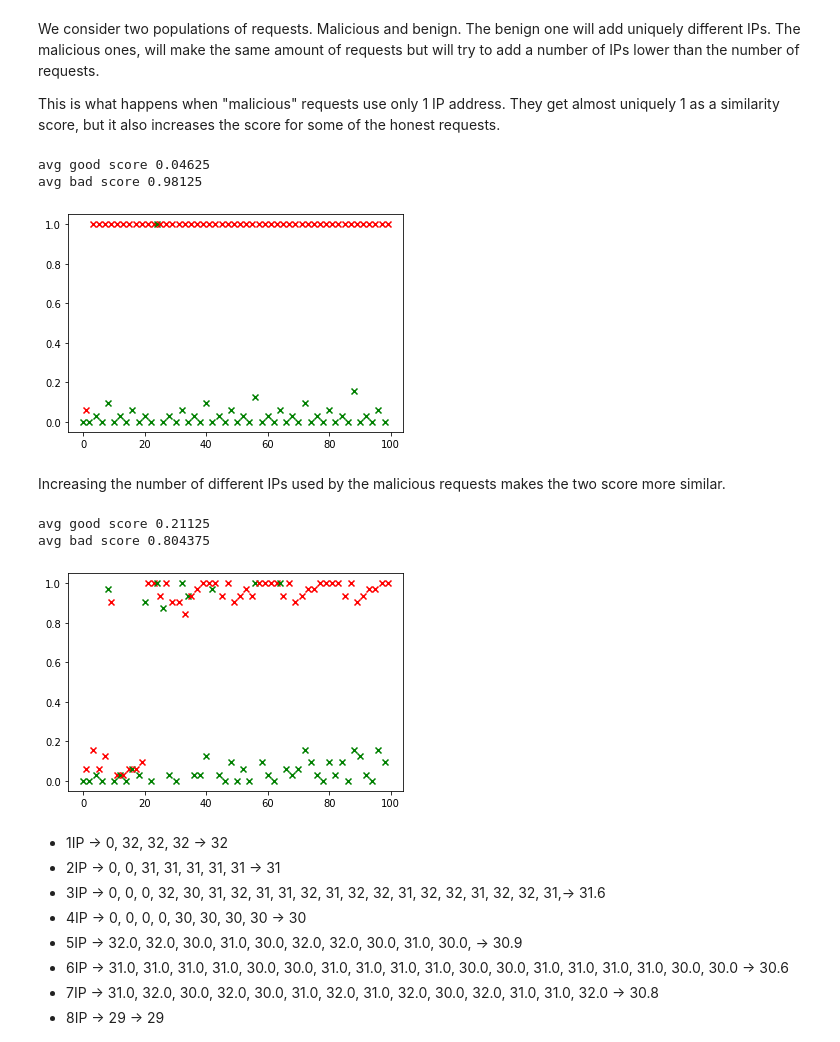
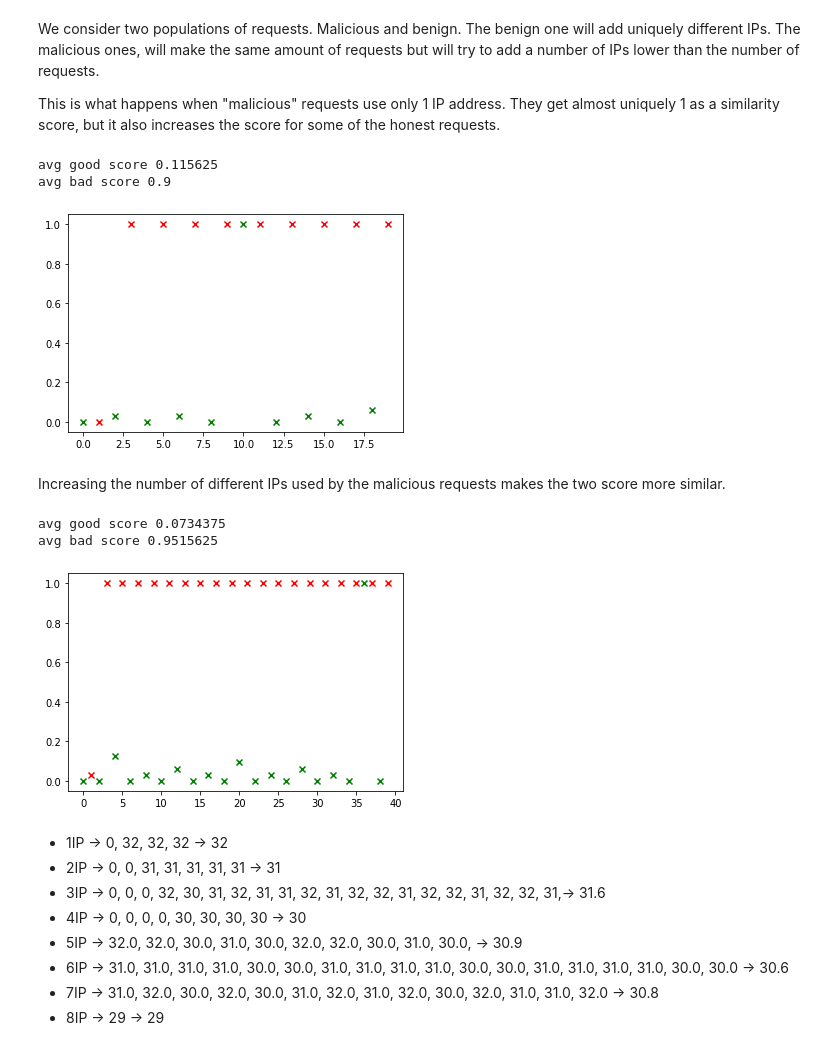
Before and after one commit to datahop/p2p-service-discovery, a Jupyter notebook: service-discovery/simulator_python/ip_score_problem.ipynb, the cells around one changed output. Cells and saved outputs as stored; diff of their text form; code cells hidden in the pictures.

```diff
--- a/service-discovery/simulator_python/ip_score_problem.ipynb
+++ b/service-discovery/simulator_python/ip_score_problem.ipynb
@@ -130,7 +130,7 @@ This is what happens when "malicious" requests use only 1 IP address. They get a
 import random
 from TreeMichal import *
 
-ips = generate_IPs(50)
+ips = generate_IPs(10)
 malicious_ips_num = 1
 malicious_ips = set()
 while(len(malicious_ips) < malicious_ips_num):
@@ -159,47 +159,47 @@ print("avg good score", sum(good_scores)/len(good_scores))
 print("avg bad score", sum(bad_scores)/len(bad_scores))
 plt.show()
 # %% [output]
-avg good score 0.04625
-avg bad score 0.98125
+avg good score 0.115625
+avg bad score 0.9
-[figure, old version]
+[figure, new version]
 # %% [markdown]
 Increasing the number of different IPs used by the malicious requests makes the two score more similar.
 # %%
 import random
 from TreeMichal import *
 
-ips = generate_IPs(50)
-malicious_ips_num = 10
+ips = generate_IPs(20)
+malicious_ips_num = 2
 malicious_ips = set()
 while(len(malicious_ips) < malicious_ips_num):
     malicious_ips.add(ips[random.randint(0, len(ips)-1)])
 malicious_ips = list(malicious_ips)
 
 #plotting
 fig = plt.figure()
 ax = fig.add_subplot()
 
 tree = TreeMichal()
 counter = 0
 good_scores = []
 bad_scores = []
 
 for ip in ips:
     score,_ = tree.add(ip)
     good_scores.append(score)
     ax.scatter(2*counter, score, label='benign', color='green', marker='x')
 
     score,_ = tree.add(malicious_ips[counter % len(malicious_ips)])
     bad_scores.append(score)
     ax.scatter(2*counter + 1, score, label='malicious', color='red', marker='x')
     counter += 1
 print("avg good score", sum(good_scores)/len(good_scores))
 print("avg bad score", sum(bad_scores)/len(bad_scores))
 plt.show()
 # %% [output]
-avg good score 0.21125
-avg bad score 0.804375
+avg good score 0.0734375
+avg bad score 0.9515625
-[figure, old version]
+[figure, new version]
 # %% [markdown]
 * 1IP -> 0, 32, 32, 32 -> 32
 * 2IP -> 0, 0, 31, 31, 31, 31, 31 -> 31
```
Also changed, not shown: parts of 4 cells of this notebook.
